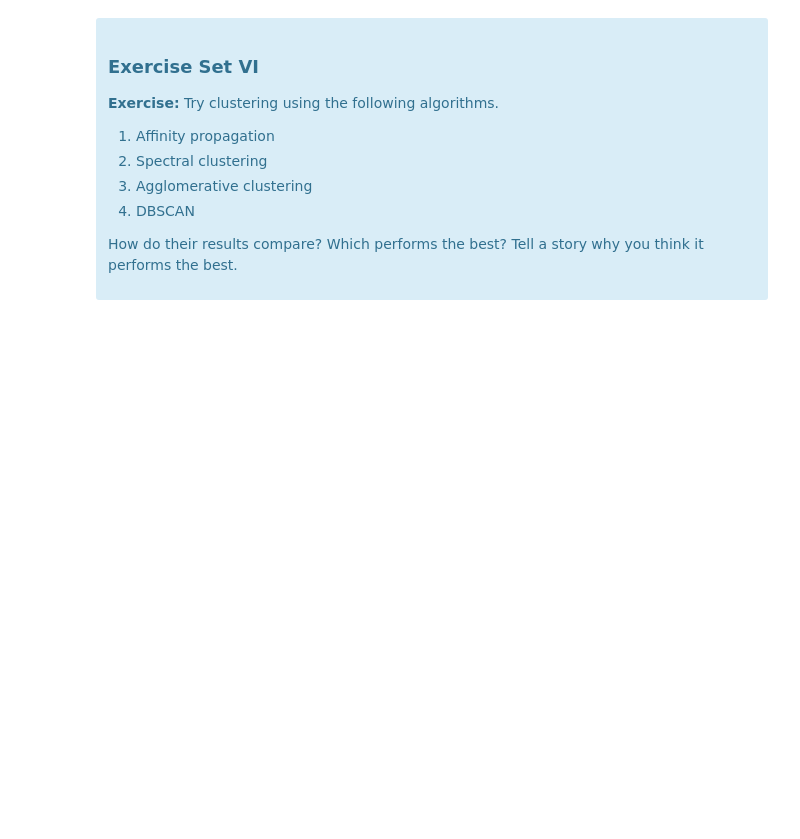
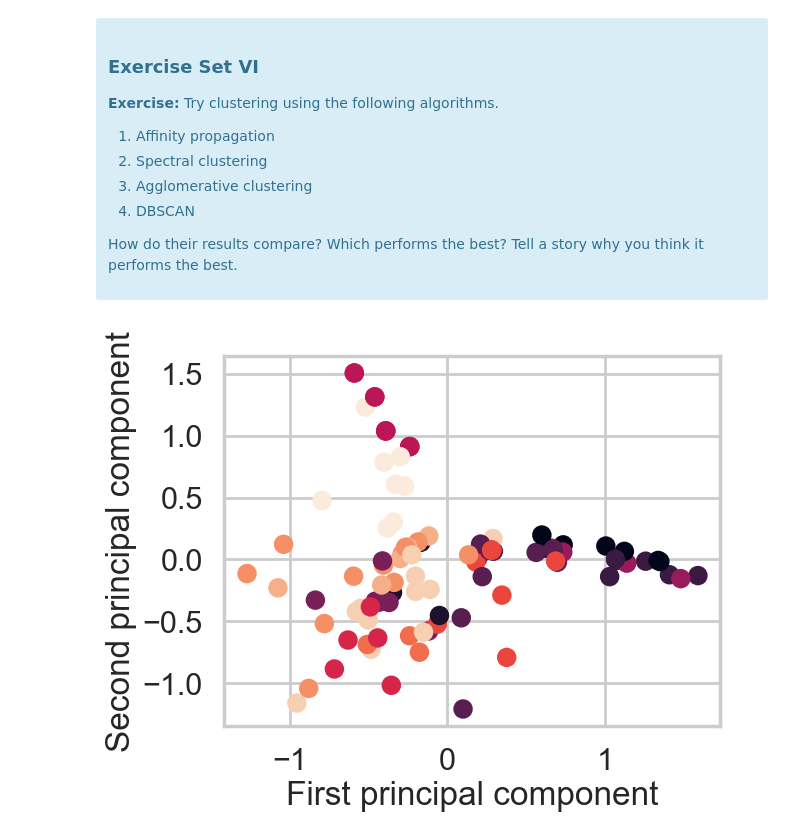
Before and after one commit to nhongphuc/Springboard, a Jupyter notebook: 1602764303_Clustering_Case_Study_updated_10_15_2020/Clustering Case Study - Customer Segmentation with K-Means - Tier 3.ipynb, the cells around one changed output. Cells and saved outputs as stored; diff of their text form; code cells hidden in the pictures; blank space fills up the shorter version.

```diff
--- a/1602764303_Clustering_Case_Study_updated_10_15_2020/Clustering Case Study - Customer Segmentation with K-Means - Tier 3.ipynb
+++ b/1602764303_Clustering_Case_Study_updated_10_15_2020/Clustering Case Study - Customer Segmentation with K-Means - Tier 3.ipynb
@@ -528,0 +557,17 @@ Source: http://scikit-learn.org/stable/modules/clustering.html
+# %%
+# Your turn
+
+model = PCA(n_components = 2)
+pca_features = model.fit_transform(piv_tab)
+x = pca_features[:,0]
+y = pca_features[:,1]
+
+#Affinity propagation:
+labelsAffProp = AffinityPropagation(random_state=5).fit_predict(x_cols)
+
+plt.scatter(x, y, c=labelsAffProp)
+plt.xlabel('First principal component')
+plt.ylabel('Second principal component')
+plt.show()
+# %% [output]
+[figure, added]
```
Also changed, not shown: parts of 10 cells of this notebook.
